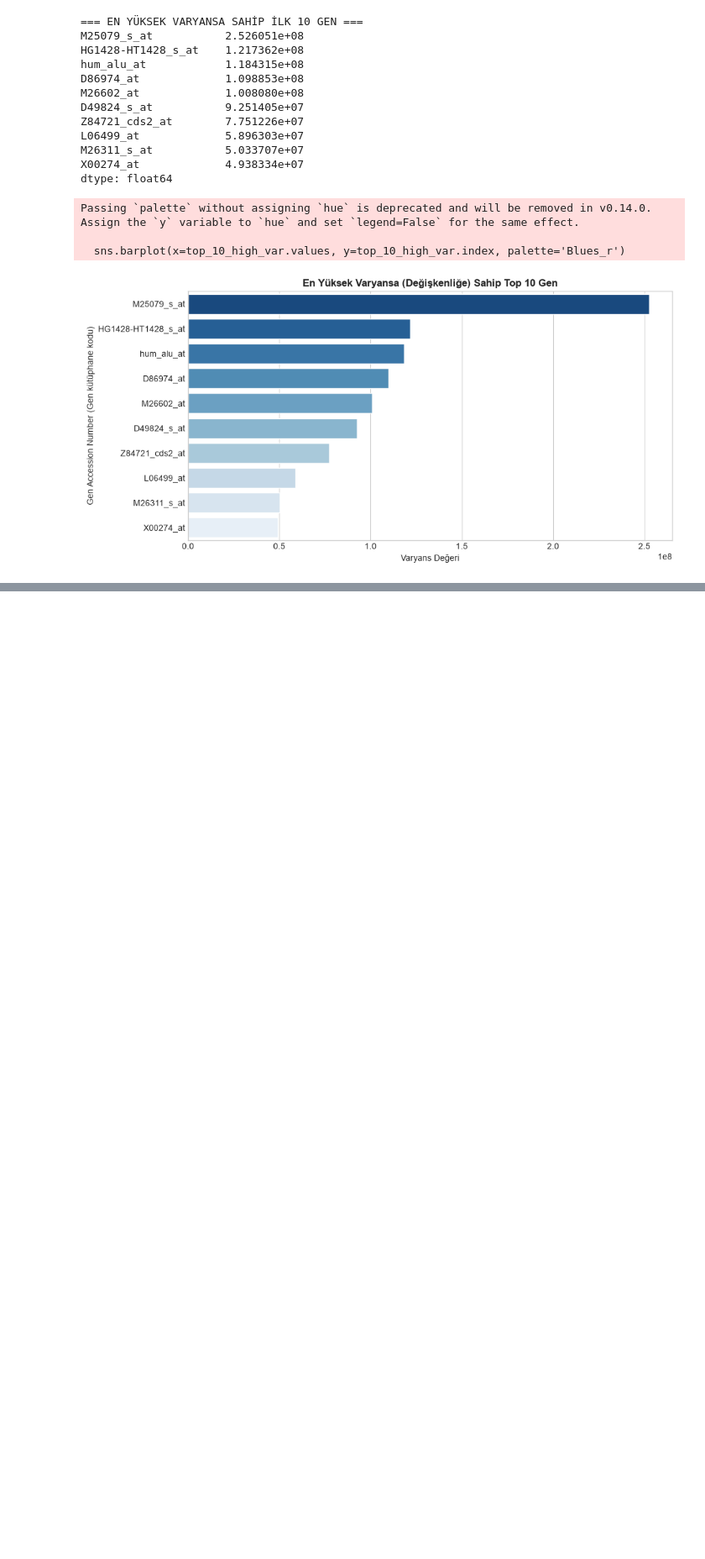
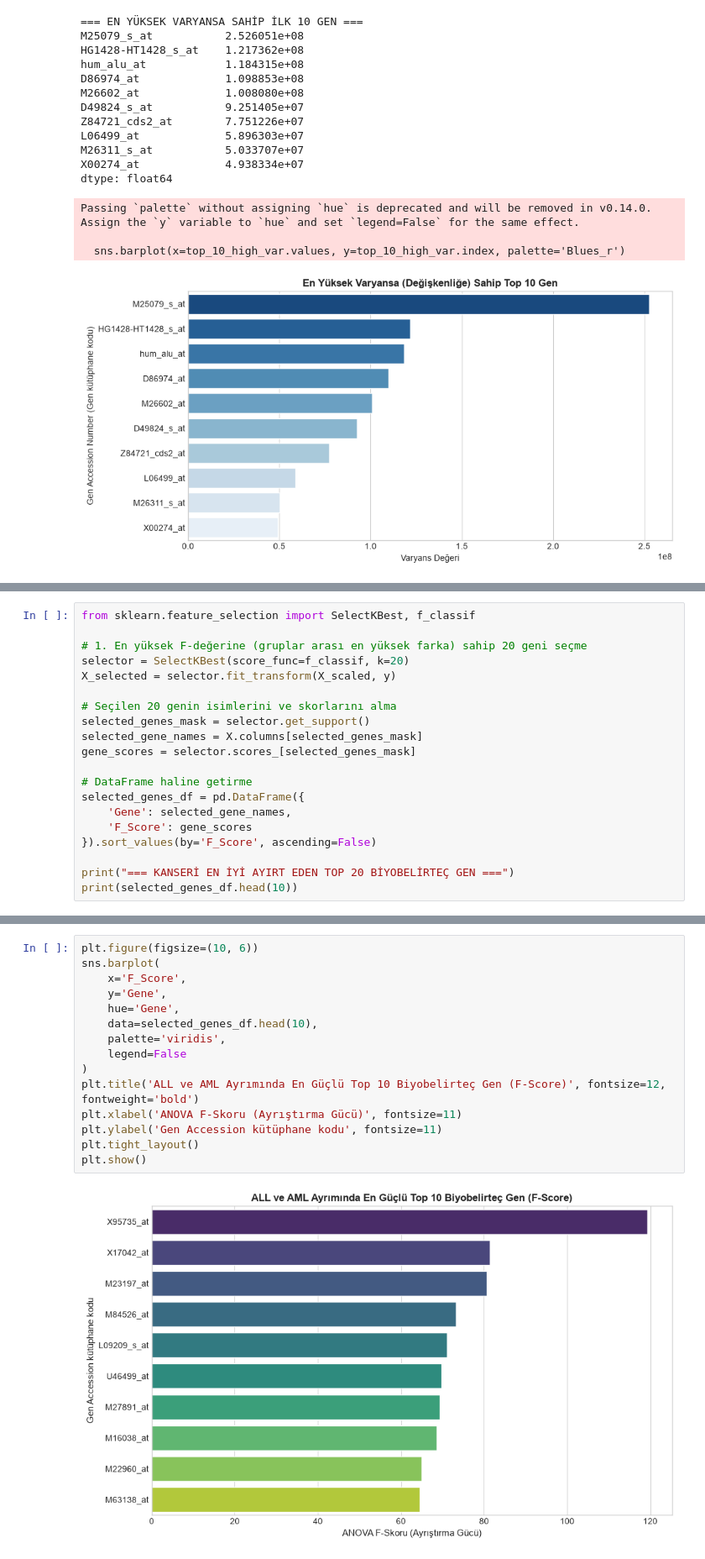
Before and after one commit to berfinerk/Cancer-Gene-Expression-Analysis-and-Biomarker-Discovery, a Jupyter notebook: cancer_gene_analysis.ipynb, the cells around one changed output, grey strips where cells are left out. Shown at 84% size. Cells and saved outputs as stored; diff of their text form; blank space fills up the shorter version.

```diff
--- a/cancer_gene_analysis.ipynb
+++ b/cancer_gene_analysis.ipynb
@@ -131,0 +183,20 @@ Passing `palette` without assigning `hue` is deprecated and will be removed in v
+# %%
+from sklearn.feature_selection import SelectKBest, f_classif
+
+# 1. En yüksek F-değerine (gruplar arası en yüksek farka) sahip 20 geni seçme
+selector = SelectKBest(score_func=f_classif, k=20)
+X_selected = selector.fit_transform(X_scaled, y)
+
+# Seçilen 20 genin isimlerini ve skorlarını alma
+selected_genes_mask = selector.get_support()
+selected_gene_names = X.columns[selected_genes_mask]
+gene_scores = selector.scores_[selected_genes_mask]
+
+# DataFrame haline getirme
+selected_genes_df = pd.DataFrame({
+    'Gene': selected_gene_names,
+    'F_Score': gene_scores
+}).sort_values(by='F_Score', ascending=False)
+
+print("=== KANSERİ EN İYİ AYIRT EDEN TOP 20 BİYOBELİRTEÇ GEN ===")
+print(selected_genes_df.head(10))
@@ -131,0 +216,17 @@ Passing `palette` without assigning `hue` is deprecated and will be removed in v
+# %%
+plt.figure(figsize=(10, 6))
+sns.barplot(
+    x='F_Score',
+    y='Gene',
+    hue='Gene',
+    data=selected_genes_df.head(10),
+    palette='viridis',
+    legend=False
+)
+plt.title('ALL ve AML Ayrımında En Güçlü Top 10 Biyobelirteç Gen (F-Score)', fontsize=12, fontweight='bold')
+plt.xlabel('ANOVA F-Skoru (Ayrıştırma Gücü)', fontsize=11)
+plt.ylabel('Gen Accession kütüphane kodu', fontsize=11)
+plt.tight_layout()
+plt.show()
+# %% [output]
+[figure, added]
```
Also changed, not shown: parts of 3 cells of this notebook.
